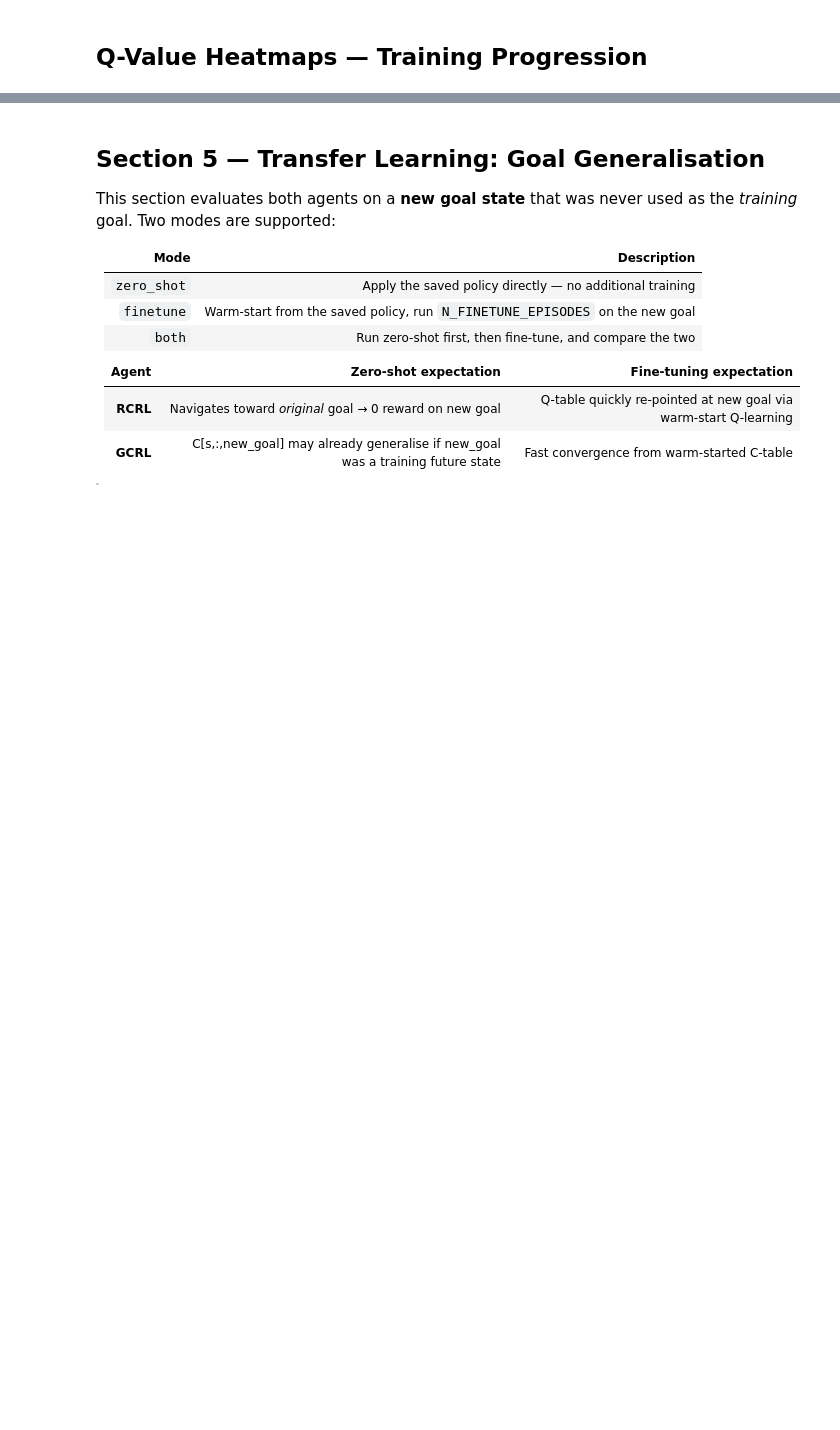
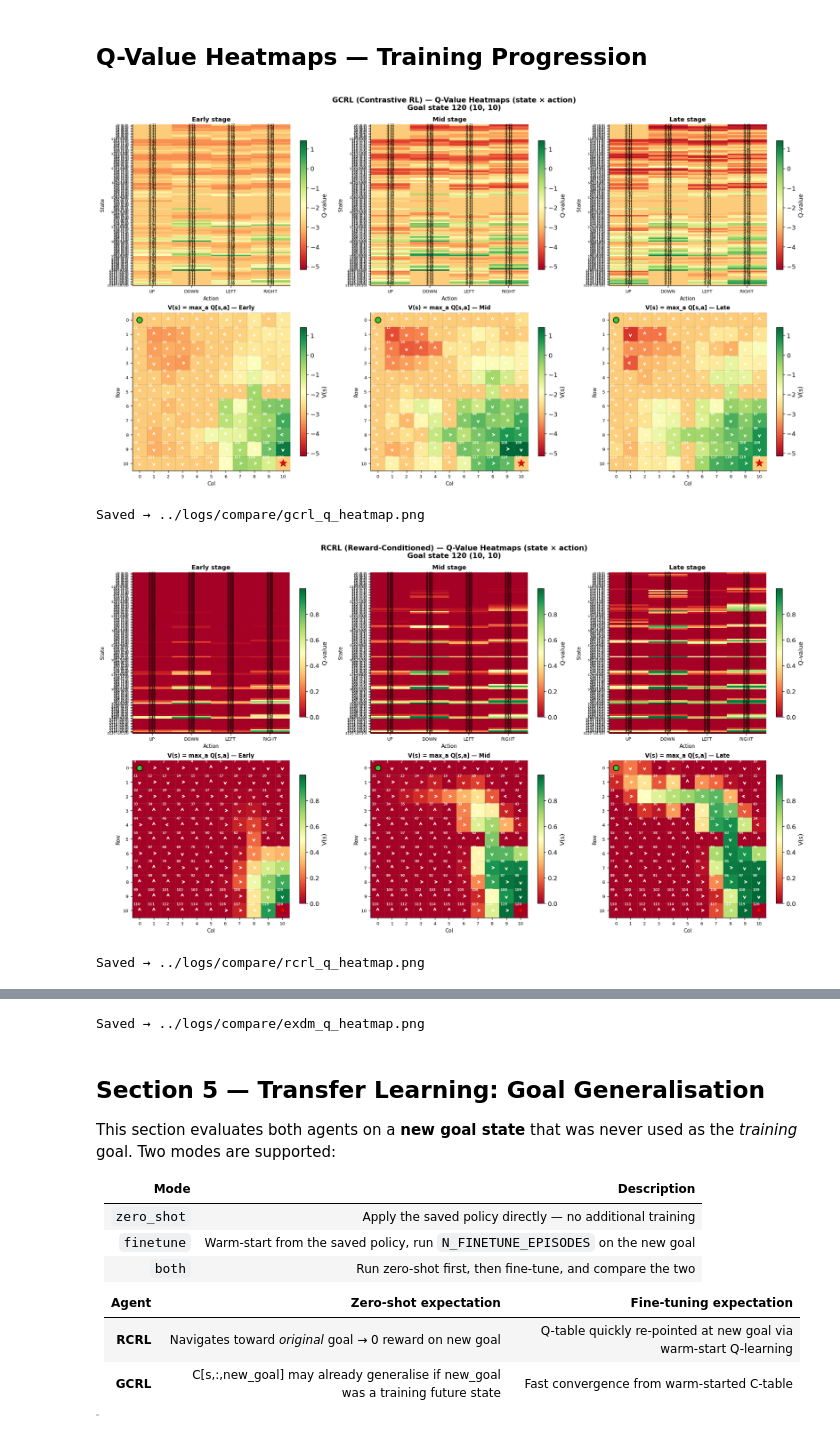
Before and after one commit to tanjun8802/MSc_Dissertation, a Jupyter notebook: notebooks/evaluation.ipynb, the cells around one changed output, grey strips where cells are left out. Drawn from its saved outputs; the diff is of its cells as text; code cells hidden in the pictures; blank space fills up the shorter version.

```diff
--- a/notebooks/evaluation.ipynb
+++ b/notebooks/evaluation.ipynb
@@ -734,7 +775,7 @@ STAGES        = ['early', 'mid', 'late']
 # Colour-map shared across stages so comparisons are on the same scale
 _CMAP = 'RdYlGn'
 
-for ap in ['rcrl', 'gcrl']:
+for ap in APPROACHES[1:]:
     q_files = [(s, LOG_DIR / ap / f'q_{s}.npy') for s in STAGES]
     available = [(s, f) for s, f in q_files if f.exists()]
     if not available:
@@ -821,30 +862,35 @@ for ap in ['rcrl', 'gcrl']:
                     arrowprops=dict(
                         arrowstyle='->', color='white', lw=1.5, mutation_scale=10,
                     ),
                 )
 
         # Start and Goal markers
         sr, sc = divmod(START_STATE, GRID_WIDTH)
         gr, gc = divmod(GOAL_STATE, GRID_WIDTH)
         ax_grid.plot(sc, sr, 'o', color='limegreen', markersize=10,
                      markeredgecolor='black', markeredgewidth=1.2, zorder=10)
         ax_grid.plot(gc, gr, '*', color='red', markersize=14,
                      markeredgecolor='darkred', markeredgewidth=0.8, zorder=10)
 
         ax_grid.set_xlim(-0.5, GRID_WIDTH - 0.5)
         ax_grid.set_ylim(GRID_HEIGHT - 0.5, -0.5)
         ax_grid.set_xticks(range(GRID_WIDTH))
         ax_grid.set_yticks(range(GRID_HEIGHT))
         ax_grid.set_xticklabels(range(GRID_WIDTH), fontsize=8)
         ax_grid.set_yticklabels(range(GRID_HEIGHT), fontsize=8)
         ax_grid.set_xlabel('Col', fontsize=9)
         ax_grid.set_ylabel('Row', fontsize=9)
         ax_grid.set_title(f'V(s) = max_a Q[s,a] — {stage.capitalize()}',
                           fontsize=10, fontweight='bold')
         plt.colorbar(im2, ax=ax_grid, shrink=0.8, label='V(s)')
 
     plt.tight_layout()
     out_path = LOG_DIR / f'{ap}_q_heatmap.png'
     plt.savefig(out_path, bbox_inches='tight', dpi=150)
     plt.show()
     print(f'Saved → {out_path}')
+# %% [output]
+[figure, added]
+Saved → ../logs/compare/gcrl_q_heatmap.png
+[figure, added]
+Saved → ../logs/compare/rcrl_q_heatmap.png
@@ -851,3 +898,4 @@ for ap in ['rcrl', 'gcrl']:
+Saved → ../logs/compare/exdm_q_heatmap.png
 # %% [markdown]
 ## Section 5 — Transfer Learning: Goal Generalisation
 
```
Also changed, not shown: parts of 13 cells of this notebook.
